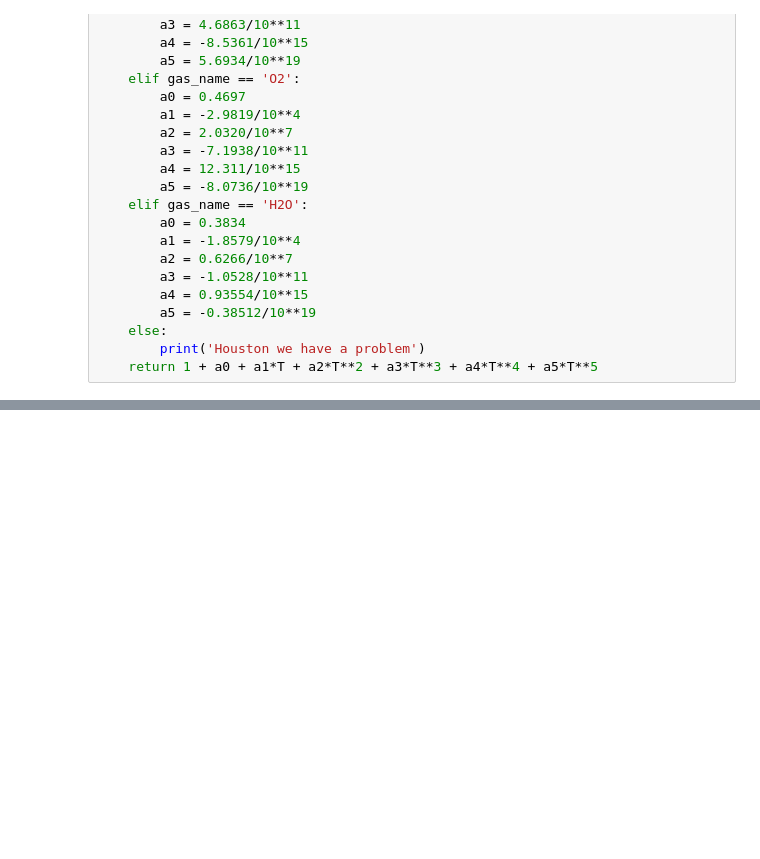
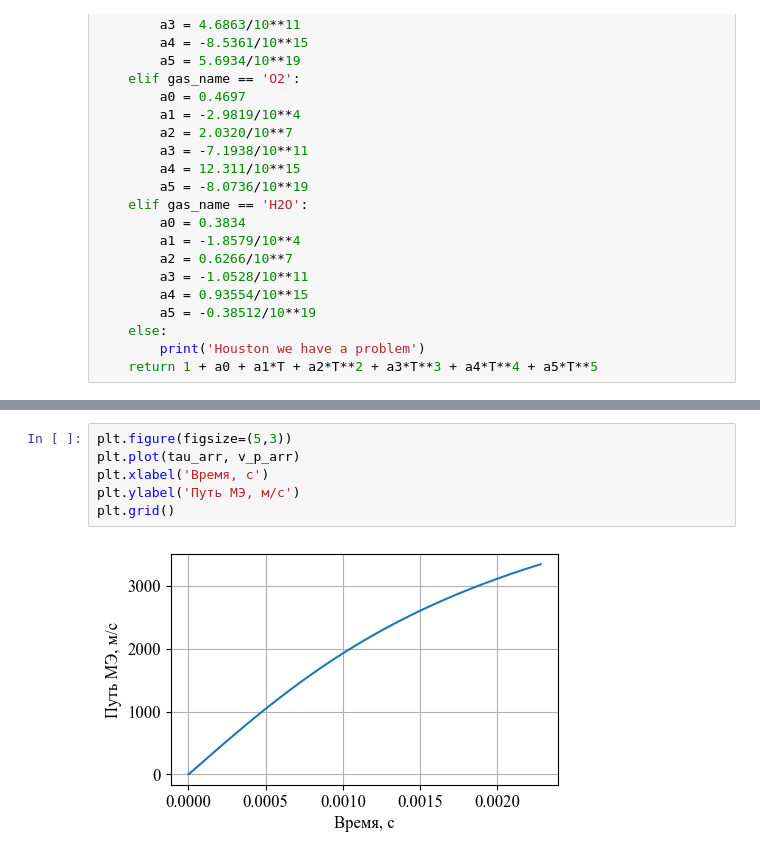
Before and after one commit to SamoilovSD/new_ballistic, a Jupyter notebook: new_ballistic_system.ipynb, the cells around one changed output, grey strips where cells are left out. Drawn from its saved outputs; the diff is of its cells as text; blank space fills up the shorter version.

```diff
--- a/new_ballistic_system.ipynb
+++ b/new_ballistic_system.ipynb
@@ -188,0 +242,8 @@ while x_p <= l_d: # условие цикла, пока МЭ не покинул
+# %%
+plt.figure(figsize=(5,3))
+plt.plot(tau_arr, v_p_arr)
+plt.xlabel('Время, с')
+plt.ylabel('Путь МЭ, м/с')
+plt.grid()
+# %% [output]
+[figure, added]
```
Also changed, not shown: parts of 15 cells of this notebook.
